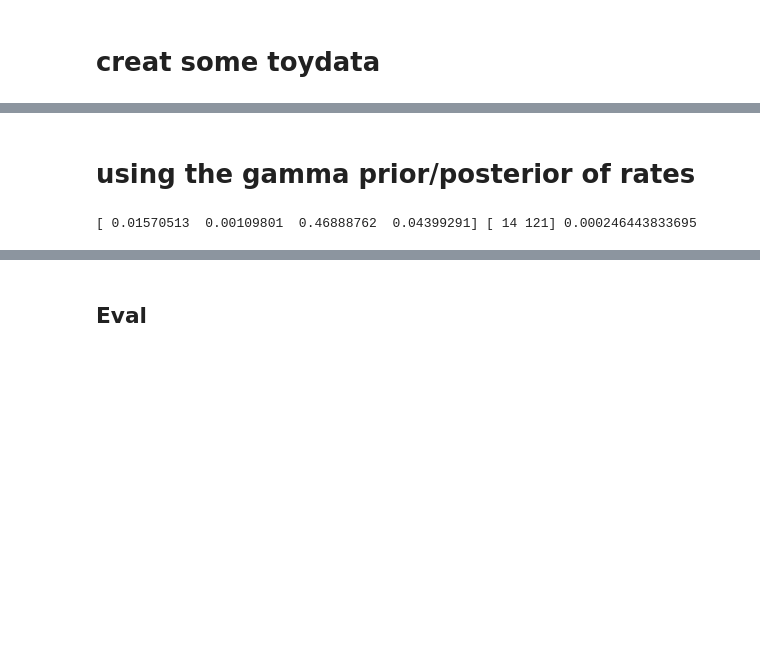
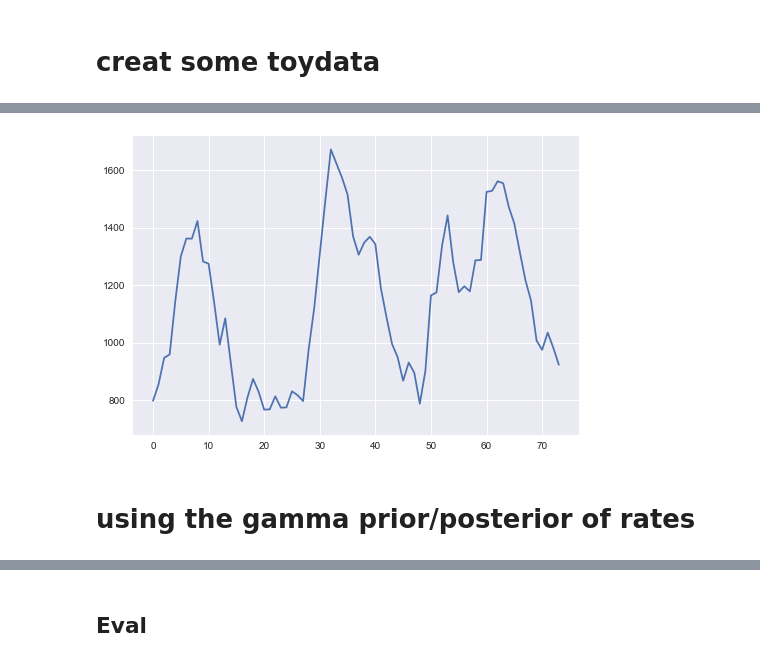
Before and after one commit to redst4r/particleFilter, a Jupyter notebook: ParticleFiltering.ipynb, the cells around one changed output, grey strips where cells are left out. Drawn from its saved outputs; the diff is of its cells as text; code cells hidden in the pictures; blank space fills up the shorter version.

```diff
--- a/ParticleFiltering.ipynb
+++ b/ParticleFiltering.ipynb
@@ -39,3 +50,16 @@ plot(traj2)
+# %%
+dt = df.values[1,0] - df.values[0,0]
+traj_np = df.values[:,1]
+plot(traj_np)
+
+traj = []
+# put it into this shape i assumed before
+for i in range(len(traj_np)):
+    traj.append(np.array([-1, traj_np[i]]))
+
+initial = np.array([10,1000])
+# %% [output]
+[figure, added]
 # %% [markdown]
 # using the gamma prior/posterior of rates
 # %%
@@ -119,9 +143,4 @@ def update_single_particle(particle, dt, datapoint):
     newBeta = particle.beta + G
     pa = MyGammaParticle(alpha=newAlpha, beta=newBeta, state=state)
     return pa, weight
-# %%
-q, w =update_single_particle(populationsA[-1].particles[76], dt, datapoint=traj[1][1])
-print(q.alpha/q.beta, q.state, w)
-# %% [output]
-[ 0.01570513  0.00109801  0.46888762  0.04399291] [ 14 121] 0.000246443833695
 # %%
```
Also changed, not shown: parts of 19 cells of this notebook, 5 other files.
